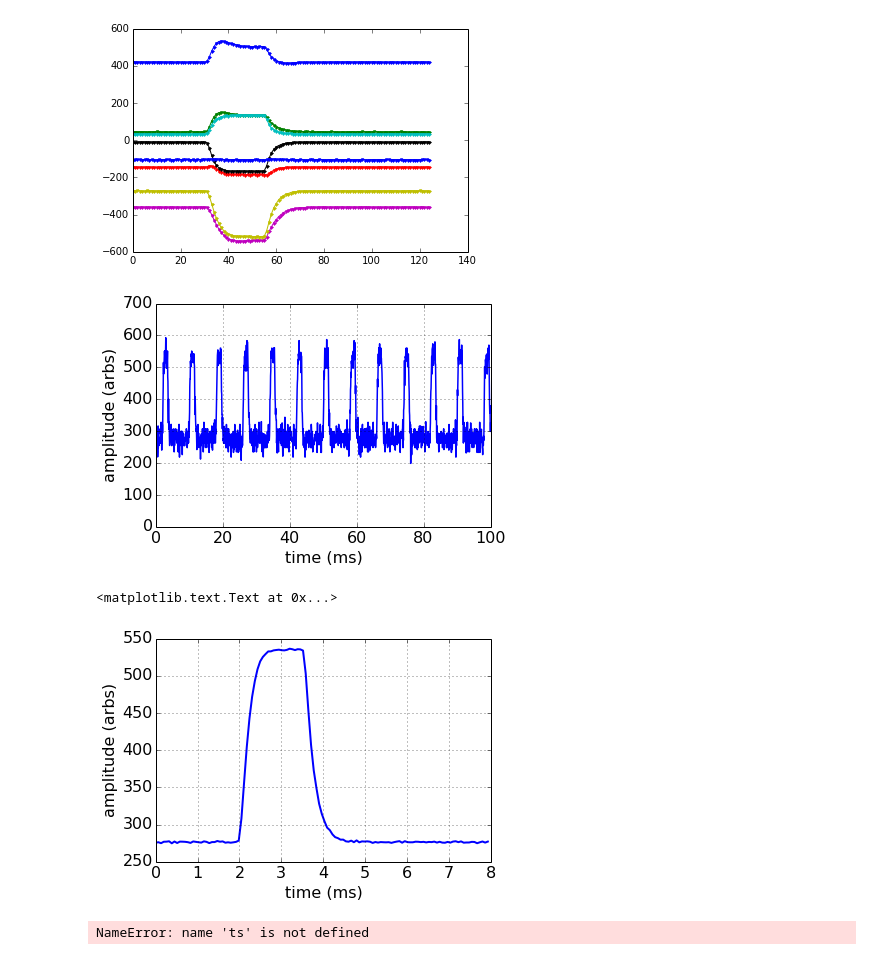
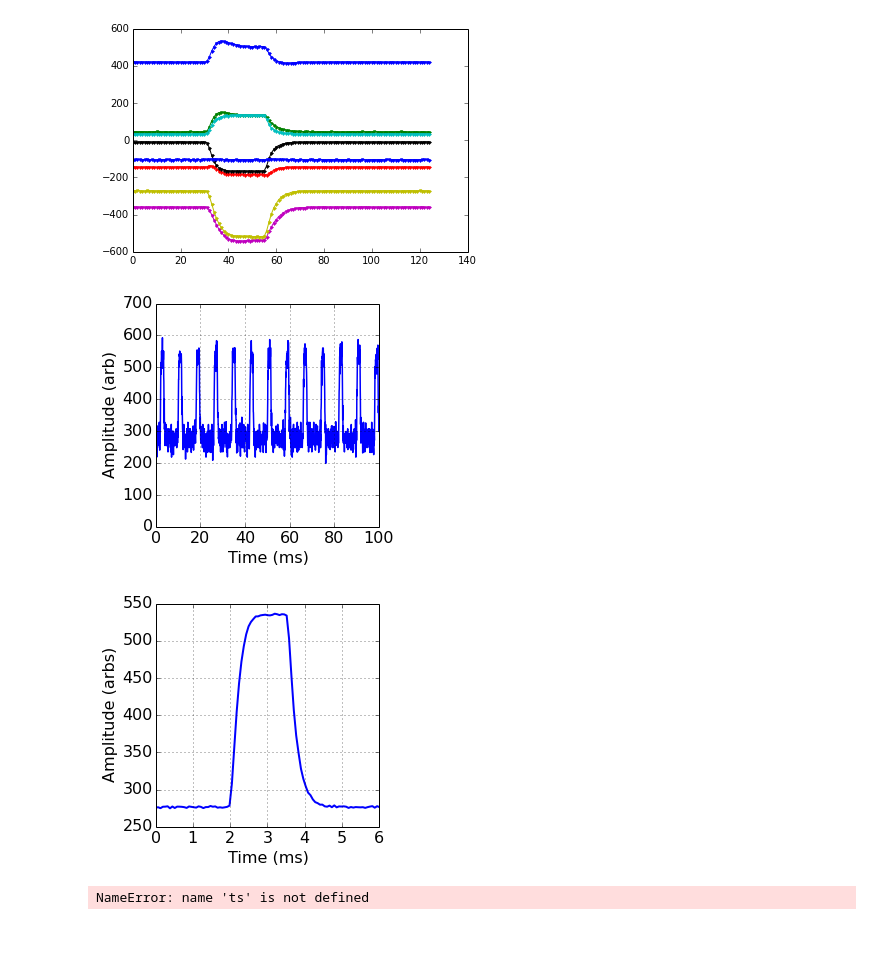
Before and after one commit to gitj/notebooks, a Jupyter notebook: sc3x3_led_timestream.ipynb, the cells around one changed output. Cells and saved outputs as stored; diff of their text form; code cells hidden in the pictures.

```diff
--- a/sc3x3_led_timestream.ipynb
+++ b/sc3x3_led_timestream.ipynb
@@ -1,3 +1,6 @@
+# %%
+matplotlib.rcParams['font.size']=16
+matplotlib.rcParams['lines.linewidth']=2
 # %%
 from kid_readout.utils.easync import EasyNetCDF4
 # %%
@@ -70,22 +73,26 @@ plot(dar.mean(0).imag,'.-')
 matplotlib.rcParams['font.size']=16
 # %%
 #figure(figsize=(10,8))
+fig = plt.figure(figsize=(4,4))
 plot((t[1000:-1000]-t[1000])*1000,np.convolve(np.ones(1,),np.abs(ts0)[1,:],mode='same')[1000:-1000],lw=1.5)
 xlim(0,100)
 ylim(0,700)
-xlabel('time (ms)')
-ylabel('amplitude (arbs)')
+xlabel('Time (ms)')
+ylabel('Amplitude (arb)')
 grid()
+fig.savefig('/home/gjones/led_full.pdf',bbox_inches='tight')
 # %% [output]
-[figure, old version]
+[figure, new version]
 # %%
+fig = plt.figure(figsize=(4,4))
 plot(t[:dar.shape[1]]*1000,np.abs(dar).mean(0)[:,1],lw=2)
+xlim(0,6)
 grid()
-xlabel('time (ms)')
-ylabel('amplitude (arbs)')
+xlabel('Time (ms)')
+ylabel('Amplitude (arbs)')
+fig.savefig('/home/gjones/led_folded.pdf',bbox_inches='tight')
 # %% [output]
-<matplotlib.text.Text at 0x...>
-[figure, old version]
+[figure, new version]
 # %%
 plot(abs(ts[2,:10000]))
 xlim(0,100)
```
Also changed, not shown: 7 other files.
